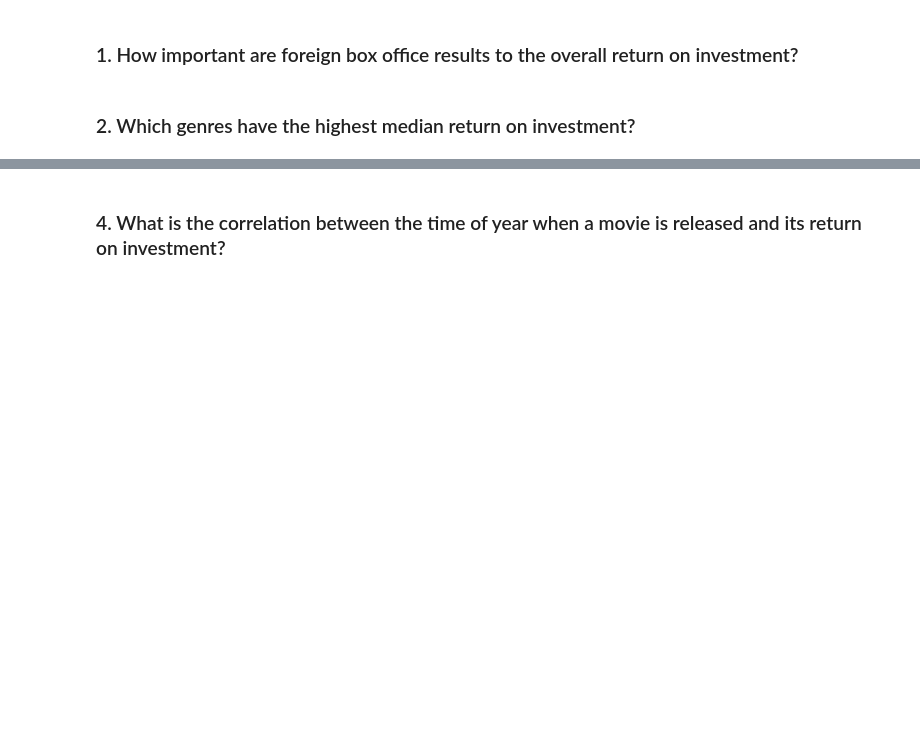
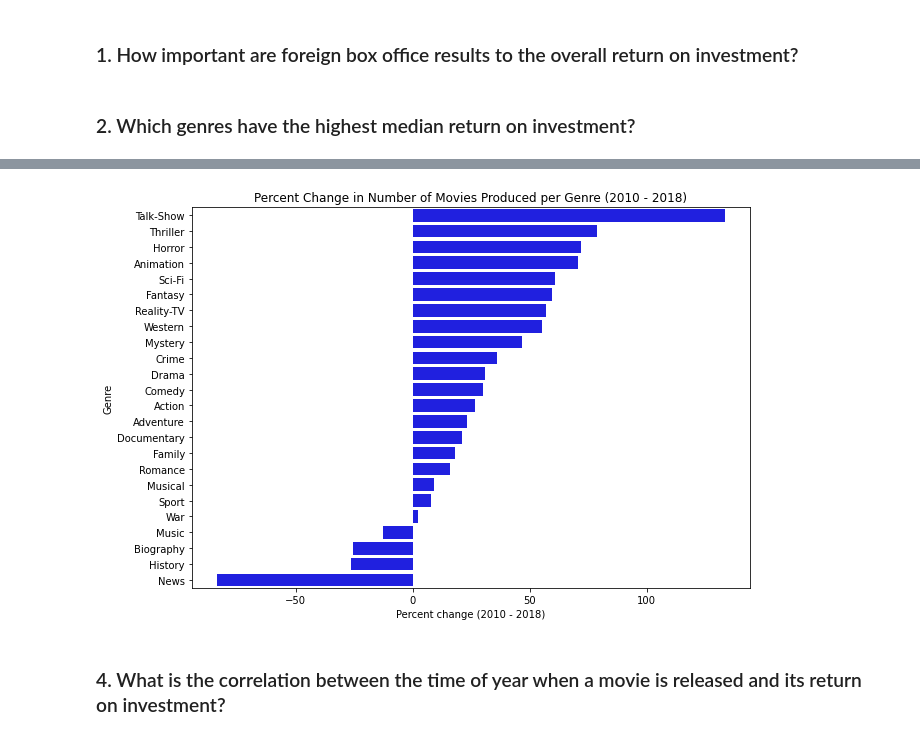
Before and after one commit to tjkyner/flatiron-ds-phase-1-project, a Jupyter notebook: notebooks/analysis.ipynb, the cells around one changed output, grey strips where cells are left out. Saved outputs shown, nothing was run; the diff lists cells and outputs as text; code cells hidden in the pictures; blank space fills up the shorter version.

```diff
--- a/notebooks/analysis.ipynb
+++ b/notebooks/analysis.ipynb
@@ -22,0 +97,3 @@ Answering the following questions will help form and provide evidence for my ult
+# %%
+cols_to_drop = [col for col in df_genre_count_by_year.columns if df_genre_count_by_year[col][2010] == 0]
+cols_to_drop
@@ -22,0 +102,10 @@ Answering the following questions will help form and provide evidence for my ult
+# %%
+df_genre_count_by_year = df_genre_count_by_year.drop(columns=cols_to_drop)
+# %%
+def get_pct_chg(genre):
+    if df_genre_count_by_year[genre][2010] > 0:
+        return round(((df_genre_count_by_year[genre][2018] / df_genre_count_by_year[genre][2010]) - 1) * 100, 2)
+
+# Previewing the data
+for col in df_genre_count_by_year.columns:
+    print(col.ljust(15), get_pct_chg(col))
@@ -23,3 +130,24 @@ Answering the following questions will help form and provide evidence for my ult
+# %%
+# Sorting the data for easier plotting
+df_genre_pct_chg = pd.DataFrame(
+    data=[get_pct_chg(col) for col in df_genre_count_by_year.columns],
+    columns=['Pct_Chg'],
+    index=df_genre_count_by_year.columns
+).sort_values('Pct_Chg', ascending=False)
+# %%
+# Plotting the data
+fig, ax = plt.subplots(figsize=(10, 7))
+ax.set_title('Percent Change in Number of Movies Produced per Genre (2010 - 2018)')
+ax.set_ylabel('Genre')
+ax.set_xlabel('Percent change (2010 - 2018)')
+sns.barplot(
+    x=df_genre_pct_chg['Pct_Chg'].values,
+    y=df_genre_pct_chg.index,
+    orient='h',
+    color='blue'
+);
+# %% [output]
+[figure, added]
 # %% [markdown]
 ### 4. What is the correlation between the time of year when a movie is released and its return on investment?
 # %% [markdown]
```
Also changed, not shown: parts of 12 cells of this notebook.
